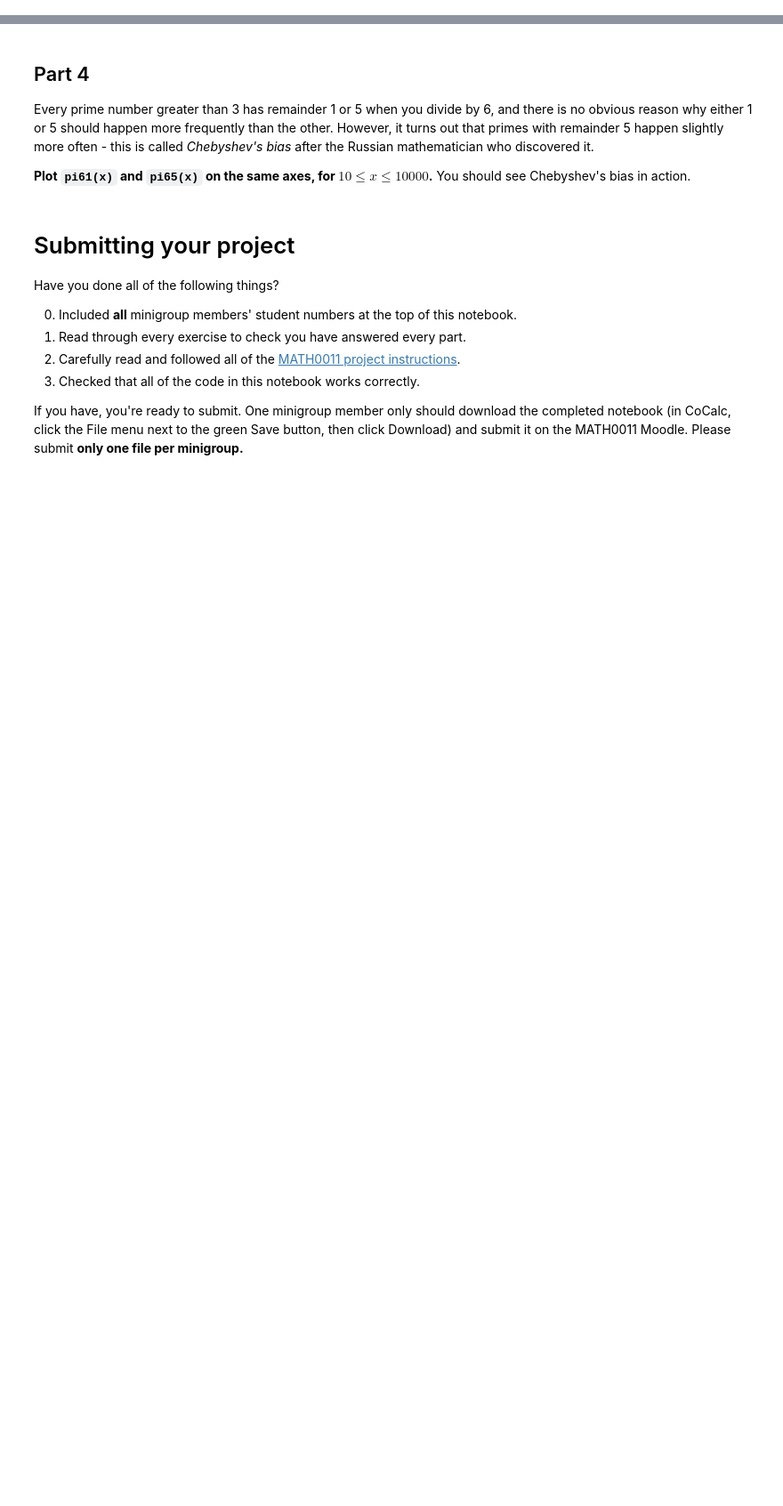
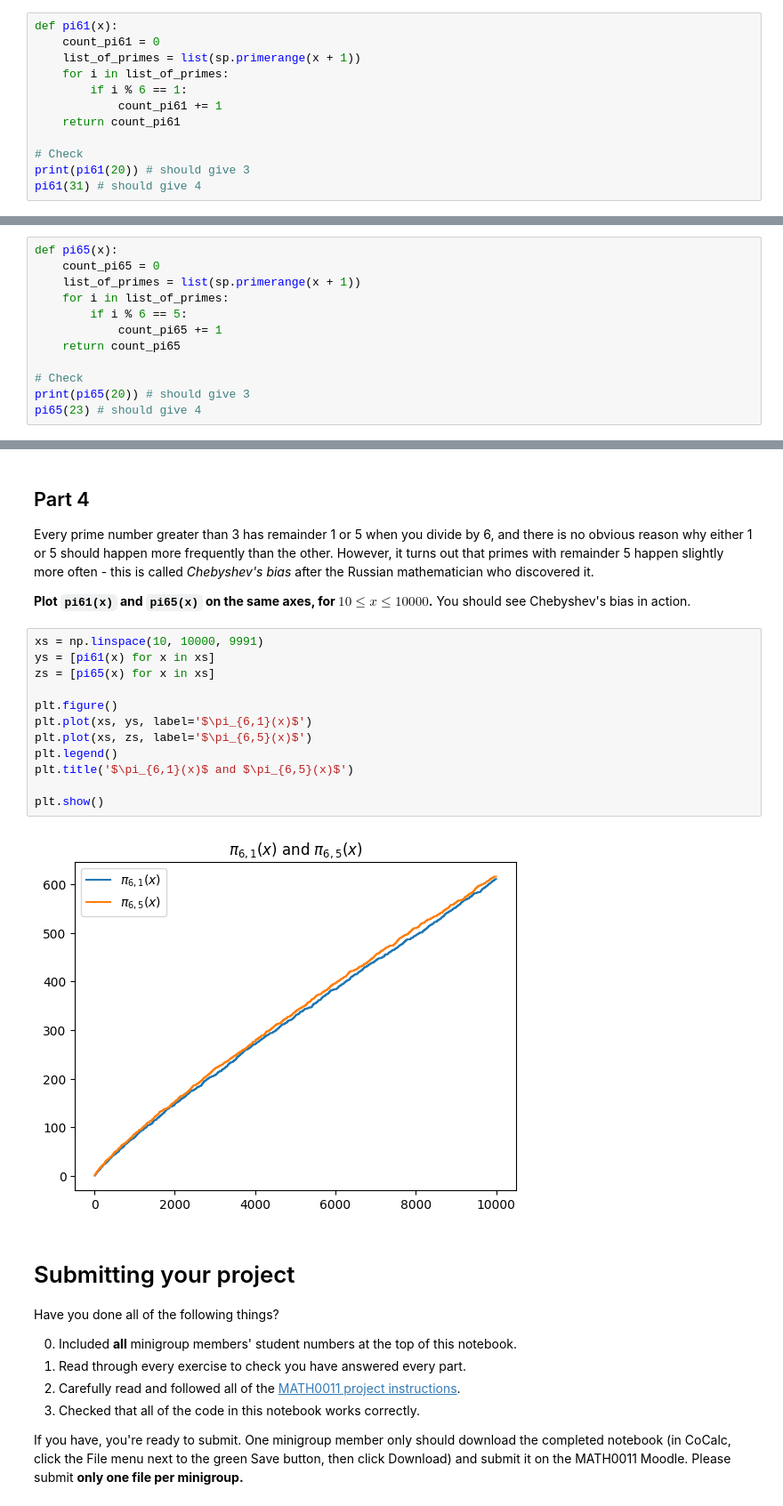
Before and after one commit to jupiterzw/ucl_math0011_projects, a Jupyter notebook: Project 7 - Chebyshev Bias.ipynb, the cells around one changed output, grey strips where cells are left out. Shown at 89% size. Saved outputs shown, nothing was run; the diff lists cells and outputs as text; blank space fills up the shorter version.

```diff
--- a/Project 7 - Chebyshev Bias.ipynb
+++ b/Project 7 - Chebyshev Bias.ipynb
@@ -75,3 +137,15 @@ For example
 - $\pi_{6,5}(20)=3$ as the primes $\leq 20$ which have remainder 5 when you divide by 6 are 5, 11, and 17.
 
 **Write functions `pi61(x)` and `pi65(x)` which compute $\pi_{6,1}(x)$ and $\pi_{6,5}(x)$ respectively.**
+# %%
+def pi61(x):
+    count_pi61 = 0
+    list_of_primes = list(sp.primerange(x + 1))
+    for i in list_of_primes:
+        if i % 6 == 1:
+            count_pi61 += 1
+    return count_pi61
+
+# Check
+print(pi61(20)) # should give 3
+pi61(31) # should give 4
@@ -77,0 +155,12 @@ For example
+# %%
+def pi65(x):
+    count_pi65 = 0
+    list_of_primes = list(sp.primerange(x + 1))
+    for i in list_of_primes:
+        if i % 6 == 5:
+            count_pi65 += 1
+    return count_pi65
+
+# Check
+print(pi65(20)) # should give 3
+pi65(23) # should give 4
@@ -81,6 +173,20 @@ For example
 Every prime number greater than 3 has remainder 1 or 5 when you divide by 6, and there is no obvious reason why either 1 or 5 should happen more frequently than the other.  However, it turns out that primes with remainder 5 happen slightly more often - this is called *Chebyshev's bias* after the Russian mathematician who discovered it.
 
 **Plot `pi61(x)` and `pi65(x)` on the same axes, for $10 \leq x \leq 10000$.**  You should see Chebyshev's bias in action.
+# %%
+xs = np.linspace(10, 10000, 9991)
+ys = [pi61(x) for x in xs]
+zs = [pi65(x) for x in xs]
+
+plt.figure()
+plt.plot(xs, ys, label='$\pi_{6,1}(x)$')
+plt.plot(xs, zs, label='$\pi_{6,5}(x)$')
+plt.legend()
+plt.title('$\pi_{6,1}(x)$ and $\pi_{6,5}(x)$')
+
+plt.show()
+# %% [output]
+[figure, added]
 # %% [markdown]
 # Submitting your project
 
```
Also changed, not shown: parts of 8 cells of this notebook.
